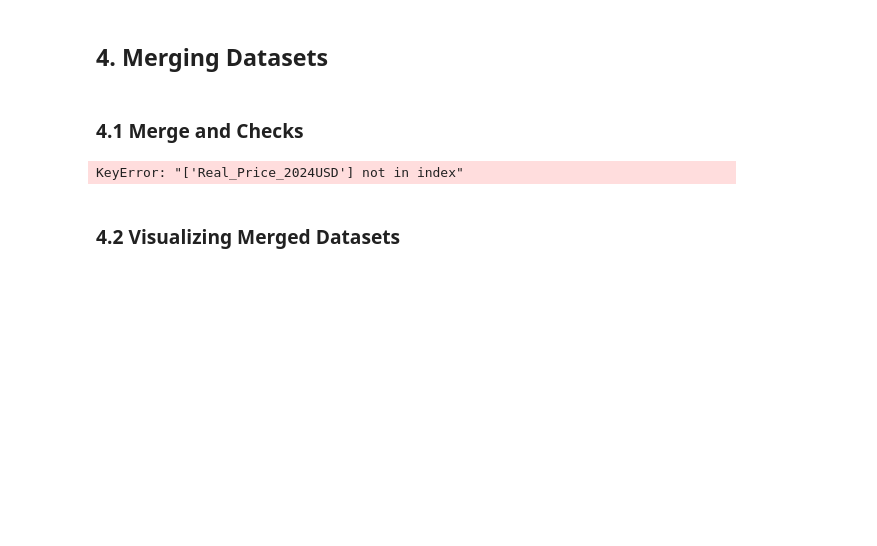
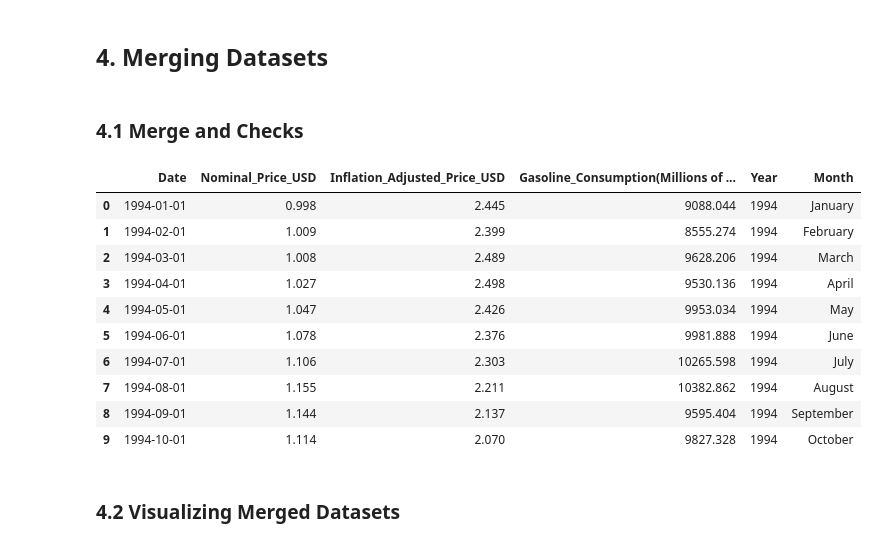
Before and after one commit to nikolasleeb/INFO511_FinalProject, a Jupyter notebook: EDA/EDA.ipynb, the cells around one changed output. Drawn from its saved outputs; the diff is of its cells as text; code cells hidden in the pictures; blank space fills up the shorter version.

Commit message:
EDA rounded Inflation_adjusted, Analysis renamed to Inflation_Adjusted

```diff
--- a/EDA/EDA.ipynb
+++ b/EDA/EDA.ipynb
@@ -969,30 +969,44 @@ fig.show()
 # %%
 ''' Merge consumption and prices data on Date '''
 
 # Merge the consumption and prices dataframes on the "Date" column
 merged_df = pd.merge(consumption, prices, on="Date", how="inner")
 
 # Keep relevant columns, including inflation-adjusted price
 merged_df = merged_df[[
     "Date",
     "Dollars_Per_Gallon",
     "Real_Price_2024USD",
     "Gasoline_Consumption(Millions of Gallons)"
 ]]
 
 # Rename for clarity
 merged_df.rename(columns={
     "Dollars_Per_Gallon": "Nominal_Price_USD",
     "Real_Price_2024USD": "Inflation_Adjusted_Price_USD"
 }, inplace=True)
 
+# Round nominal and inflation-adjusted prices to 3 decimal places for consistency
+merged_df["Nominal_Price_USD"] = merged_df["Nominal_Price_USD"].round(3)
+merged_df["Inflation_Adjusted_Price_USD"] = merged_df["Inflation_Adjusted_Price_USD"].round(3)
+
 # Add Year and Month columns for easier analysis
 merged_df["Year"] = merged_df["Date"].dt.year
-merged_df["Month"] = merged_df["Date"].dt.month_name()
+merged_df["Month"] = merged_df["Date"].dt.month_name()\
 
 merged_df.head(10)
 # %% [output]
-KeyError: "['Real_Price_2024USD'] not in index"
+|  | Date | Nominal_Price_USD | Inflation_Adjusted_Price_USD | Gasoline_Consumption(Millions of ... | Year | Month |
+| 0 | 1994-01-01 | 0.998 | 2.445 | 9088.044 | 1994 | January |
+| 1 | 1994-02-01 | 1.009 | 2.399 | 8555.274 | 1994 | February |
+| 2 | 1994-03-01 | 1.008 | 2.489 | 9628.206 | 1994 | March |
+| 3 | 1994-04-01 | 1.027 | 2.498 | 9530.136 | 1994 | April |
+| 4 | 1994-05-01 | 1.047 | 2.426 | 9953.034 | 1994 | May |
+| 5 | 1994-06-01 | 1.078 | 2.376 | 9981.888 | 1994 | June |
+| 6 | 1994-07-01 | 1.106 | 2.303 | 10265.598 | 1994 | July |
+| 7 | 1994-08-01 | 1.155 | 2.211 | 10382.862 | 1994 | August |
+| 8 | 1994-09-01 | 1.144 | 2.137 | 9595.404 | 1994 | September |
+| 9 | 1994-10-01 | 1.114 | 2.070 | 9827.328 | 1994 | October |
 # %%
 ''' Create a violin plot to compare standardized gasoline prices and consumption '''
 
```
Also changed, not shown: parts of 1 cell of this notebook, 1 other file.
